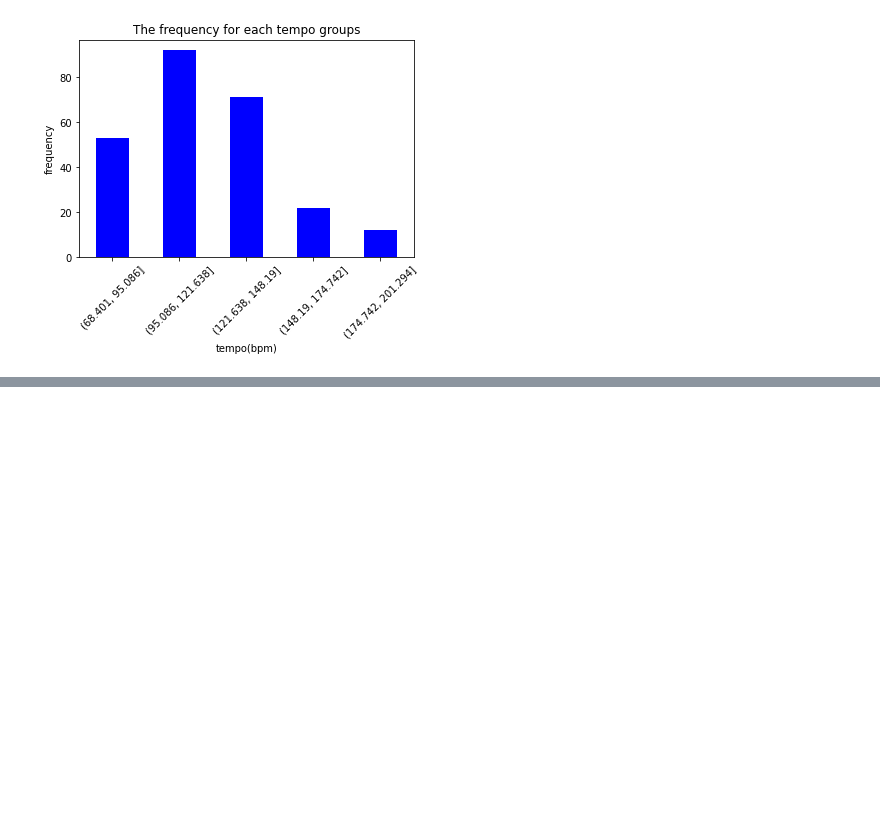
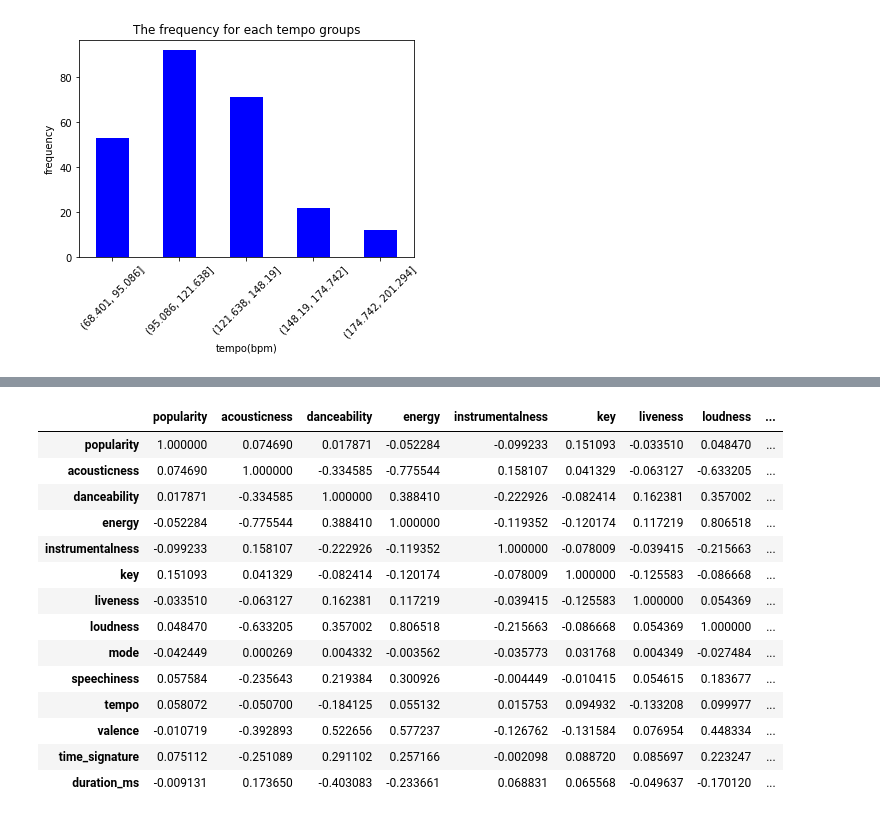
Before and after one commit to kaixuan98/fav-song-analysis, a Jupyter notebook: fav-song-anlysis.ipynb, the cells around one changed output, grey strips where cells are left out. Cells and saved outputs as stored; diff of their text form; code cells hidden in the pictures; blank space fills up the shorter version.

```diff
--- a/fav-song-anlysis.ipynb
+++ b/fav-song-anlysis.ipynb
@@ -170,0 +241,20 @@ We can use a simple ratio to know how fast 118.7 bpm. As the name bpm is beat pe
+# %%
+# find the correlationship between data
+corr_matrix = df.corr()
+corr_matrix.style.background_gradient(cmap='coolwarm')
+# %% [output]
+|  | popularity | acousticness | danceability | energy | instrumentalness | key | liveness | loudness | ... |
+| popularity | 1.000000 | 0.074690 | 0.017871 | -0.052284 | -0.099233 | 0.151093 | -0.033510 | 0.048470 | ... |
+| acousticness | 0.074690 | 1.000000 | -0.334585 | -0.775544 | 0.158107 | 0.041329 | -0.063127 | -0.633205 | ... |
+| danceability | 0.017871 | -0.334585 | 1.000000 | 0.388410 | -0.222926 | -0.082414 | 0.162381 | 0.357002 | ... |
+| energy | -0.052284 | -0.775544 | 0.388410 | 1.000000 | -0.119352 | -0.120174 | 0.117219 | 0.806518 | ... |
+| instrumentalness | -0.099233 | 0.158107 | -0.222926 | -0.119352 | 1.000000 | -0.078009 | -0.039415 | -0.215663 | ... |
+| key | 0.151093 | 0.041329 | -0.082414 | -0.120174 | -0.078009 | 1.000000 | -0.125583 | -0.086668 | ... |
+| liveness | -0.033510 | -0.063127 | 0.162381 | 0.117219 | -0.039415 | -0.125583 | 1.000000 | 0.054369 | ... |
+| loudness | 0.048470 | -0.633205 | 0.357002 | 0.806518 | -0.215663 | -0.086668 | 0.054369 | 1.000000 | ... |
+| mode | -0.042449 | 0.000269 | 0.004332 | -0.003562 | -0.035773 | 0.031768 | 0.004349 | -0.027484 | ... |
+| speechiness | 0.057584 | -0.235643 | 0.219384 | 0.300926 | -0.004449 | -0.010415 | 0.054615 | 0.183677 | ... |
+| tempo | 0.058072 | -0.050700 | -0.184125 | 0.055132 | 0.015753 | 0.094932 | -0.133208 | 0.099977 | ... |
+| valence | -0.010719 | -0.392893 | 0.522656 | 0.577237 | -0.126762 | -0.131584 | 0.076954 | 0.448334 | ... |
+| time_signature | 0.075112 | -0.251089 | 0.291102 | 0.257166 | -0.002098 | 0.088720 | 0.085697 | 0.223247 | ... |
+| duration_ms | -0.009131 | 0.173650 | -0.403083 | -0.233661 | 0.068831 | 0.065568 | -0.049637 | -0.170120 | ... |
```
Also changed, not shown: parts of 15 cells of this notebook, 2 other files.
